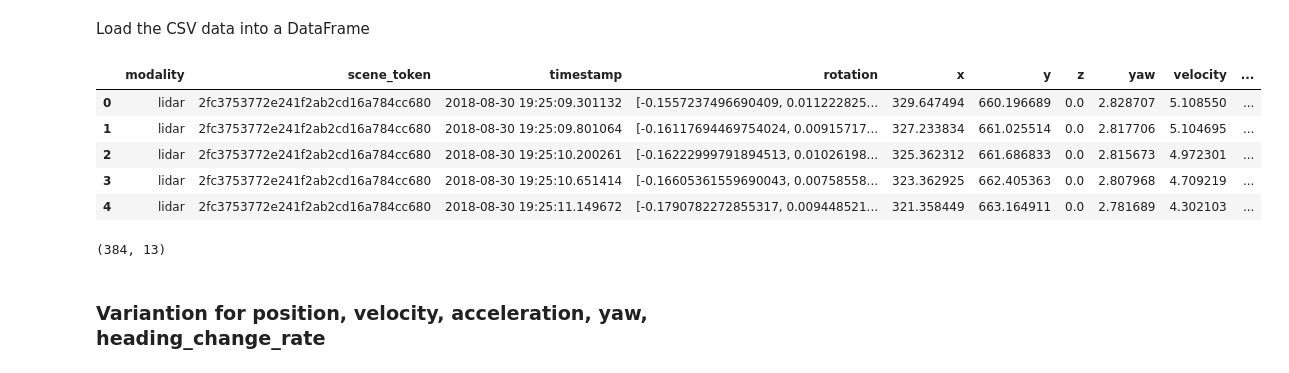
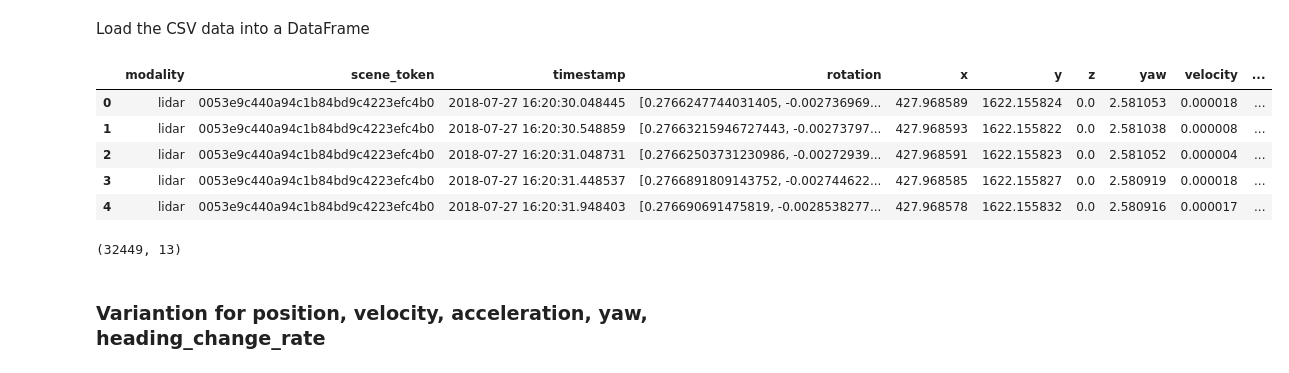
Before and after one commit to SaraMo14/MasterThesis, a Jupyter notebook: data_analysis.ipynb, the cells around one changed output. Cells and saved outputs as stored; diff of their text form; code cells hidden in the pictures.

```diff
--- a/data_analysis.ipynb
+++ b/data_analysis.ipynb
@@ -10,11 +5,4 @@ from example.nuscenes.environment import SelfDrivingEnvironment
 # %%
-# This is the path where you stored your copy of the nuScenes dataset.
-
-#MINI
+#path where you stored your copy of the nuScenes dataset.
 DATAROOT = Path('/home/saramontese/Desktop/MasterThesis/example/nuscenes/dataset/data/sets/nuscenes')
-nuscenes = NuScenes('v1.0-mini', dataroot=DATAROOT)
-
-
-#FULL
-#DATAROOT = Path('/media/saramontese/Riccardo 500GB/NuScenesDataset/data/sets/nuscenes')
-#nuscenes = NuScenes('v1.0-trainval', dataroot=DATAROOT)
+dataset_file = 'dataset_from_ego_full.csv'
@@ -57,34 +24,34 @@ Load the CSV data into a DataFrame
 # %%
 
 dtype_dict = {
     'modality': 'category',  # for limited set of modalities, 'category' is efficient
     'scene_token': 'str',
     'timestamp': 'str',  # To enable datetime operations
     'rotation': 'object',  # Quaternion (lists)
     'x': 'float64',
     'y': 'float64',
     'z': 'float64',
     'yaw': 'float64',
     'velocity': 'float64',
     'acceleration': 'float64',
     'heading_change_rate': 'float64',
     'delta_local_x': 'float64',
     'delta_local_y': 'float64'
 }
-df = pd.read_csv(DATAROOT / 'dataset_from_ego.csv', dtype=dtype_dict, parse_dates=['timestamp'])
+df = pd.read_csv(DATAROOT / dataset_file, dtype=dtype_dict, parse_dates=['timestamp'])
 
 df.head()
 # %% [output]
 |  | modality | scene_token | timestamp | rotation | x | y | z | yaw | velocity | ... |
-| 0 | lidar | 2fc3753772e241f2ab2cd16a784cc680 | 2018-08-30 19:25:09.301132 | [-0.1557237496690409, 0.011222825... | 329.647494 | 660.196689 | 0.0 | 2.828707 | 5.108550 | ... |
-| 1 | lidar | 2fc3753772e241f2ab2cd16a784cc680 | 2018-08-30 19:25:09.801064 | [-0.16117694469754024, 0.00915717... | 327.233834 | 661.025514 | 0.0 | 2.817706 | 5.104695 | ... |
-| 2 | lidar | 2fc3753772e241f2ab2cd16a784cc680 | 2018-08-30 19:25:10.200261 | [-0.16222999791894513, 0.01026198... | 325.362312 | 661.686833 | 0.0 | 2.815673 | 4.972301 | ... |
-| 3 | lidar | 2fc3753772e241f2ab2cd16a784cc680 | 2018-08-30 19:25:10.651414 | [-0.16605361559690043, 0.00758558... | 323.362925 | 662.405363 | 0.0 | 2.807968 | 4.709219 | ... |
-| 4 | lidar | 2fc3753772e241f2ab2cd16a784cc680 | 2018-08-30 19:25:11.149672 | [-0.1790782272855317, 0.009448521... | 321.358449 | 663.164911 | 0.0 | 2.781689 | 4.302103 | ... |
+| 0 | lidar | 0053e9c440a94c1b84bd9c4223efc4b0 | 2018-07-27 16:20:30.048445 | [0.2766247744031405, -0.002736969... | 427.968589 | 1622.155824 | 0.0 | 2.581053 | 0.000018 | ... |
+| 1 | lidar | 0053e9c440a94c1b84bd9c4223efc4b0 | 2018-07-27 16:20:30.548859 | [0.27663215946727443, -0.00273797... | 427.968593 | 1622.155822 | 0.0 | 2.581038 | 0.000008 | ... |
+| 2 | lidar | 0053e9c440a94c1b84bd9c4223efc4b0 | 2018-07-27 16:20:31.048731 | [0.27662503731230986, -0.00272939... | 427.968591 | 1622.155823 | 0.0 | 2.581052 | 0.000004 | ... |
+| 3 | lidar | 0053e9c440a94c1b84bd9c4223efc4b0 | 2018-07-27 16:20:31.448537 | [0.2766891809143752, -0.002744622... | 427.968585 | 1622.155827 | 0.0 | 2.580919 | 0.000018 | ... |
+| 4 | lidar | 0053e9c440a94c1b84bd9c4223efc4b0 | 2018-07-27 16:20:31.948403 | [0.276690691475819, -0.0028538277... | 427.968578 | 1622.155832 | 0.0 | 2.580916 | 0.000017 | ... |
 # %%
 df.shape
 # %% [output]
-(384, 13)
+(32449, 13)
 # %% [markdown]
 ### Variantion for position, velocity, acceleration, yaw, heading_change_rate
 # %%
```
Also changed, not shown: parts of 35 cells of this notebook, 9 other files.
